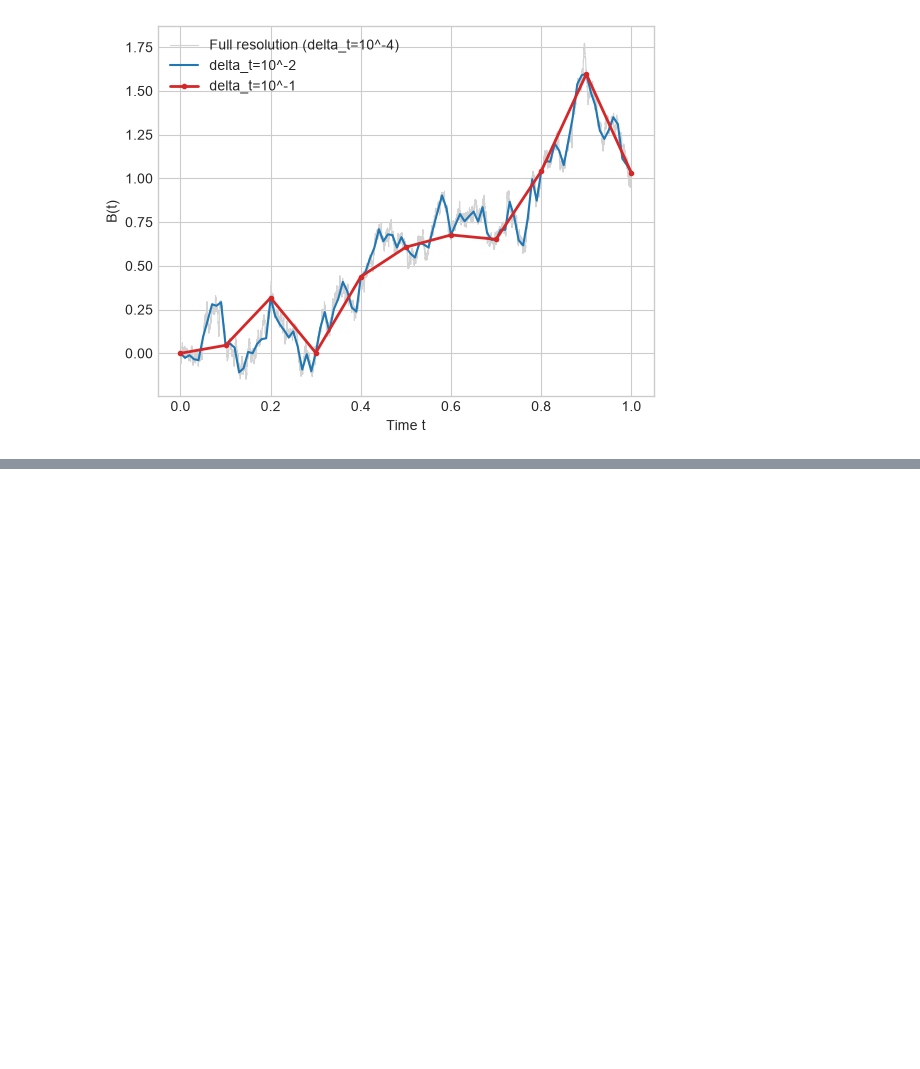
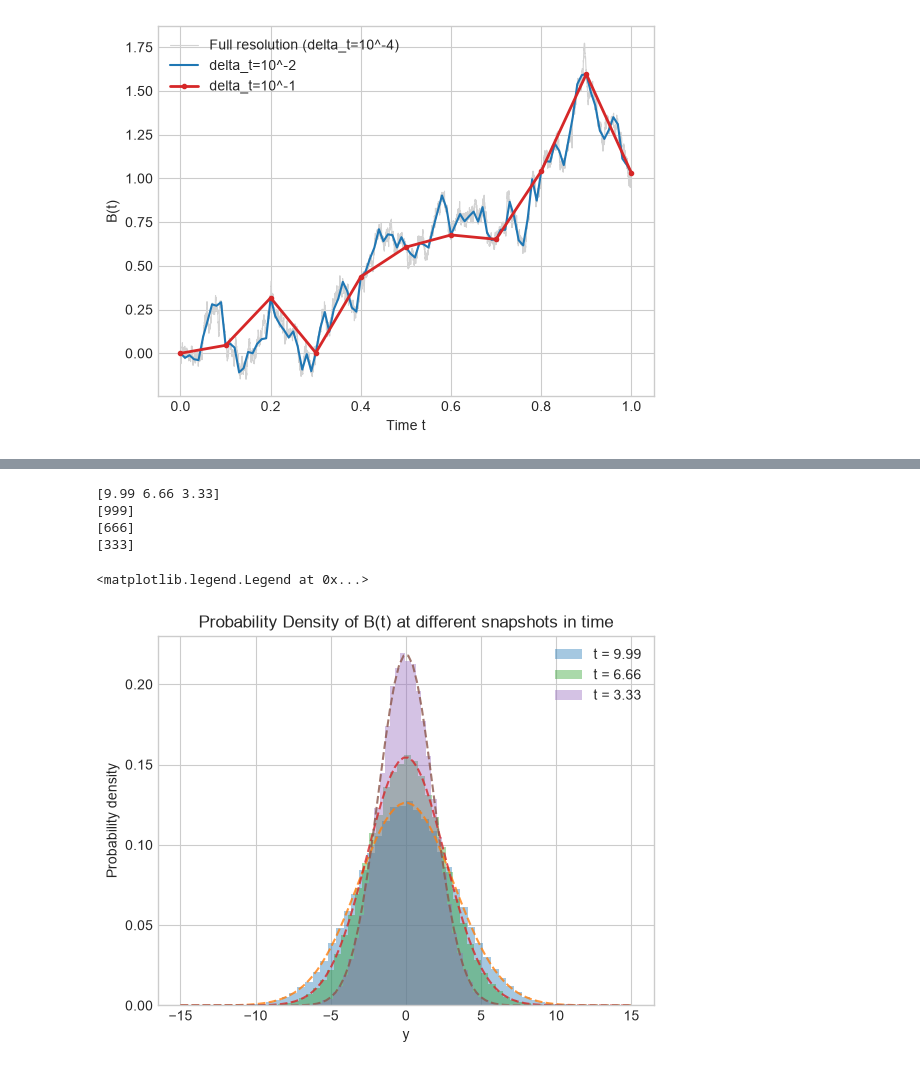
Before and after one commit to HA-Ward/Exploration-of-Stochastic-Processes-with-Computational-Implementation, a Jupyter notebook: notebooks/Brownian motion.ipynb, the cells around one changed output, grey strips where cells are left out. Cells and saved outputs as stored; diff of their text form; code cells hidden in the pictures; blank space fills up the shorter version.

```diff
--- a/notebooks/Brownian motion.ipynb
+++ b/notebooks/Brownian motion.ipynb
@@ -25,0 +48,27 @@ plt.legend()
+# %%
+n_paths = 100000
+n_steps = 1000
+sigma = 1
+B, t = simulate_brownian_paths(n_paths, n_steps, 10, sigma=1)
+y = np.linspace(-15, 15, 100)
+
+times = t[0::int(n_steps/3)]
+times = np.flip(times[1:])
+print(times)
+for i in times:
+    idx = np.argwhere(t == i).reshape(-1)
+    print(idx)
+    plt.hist(B[:, idx], bins=50, density=True, alpha=0.4, label=f"t = {i}")
+    pdf = norm.pdf(y, loc=0, scale=sigma*np.sqrt(i))
+    plt.plot(y, pdf, '--', alpha=0.8)
+plt.ylabel("Probability density")
+plt.xlabel("y")
+plt.title("Probability Density of B(t) at different snapshots in time")
+plt.legend()
+# %% [output]
+[9.99 6.66 3.33]
+[999]
+[666]
+[333]
+<matplotlib.legend.Legend at 0x...>
+[figure, added]
```
Also changed, not shown: parts of 4 cells of this notebook, 1 other file.
